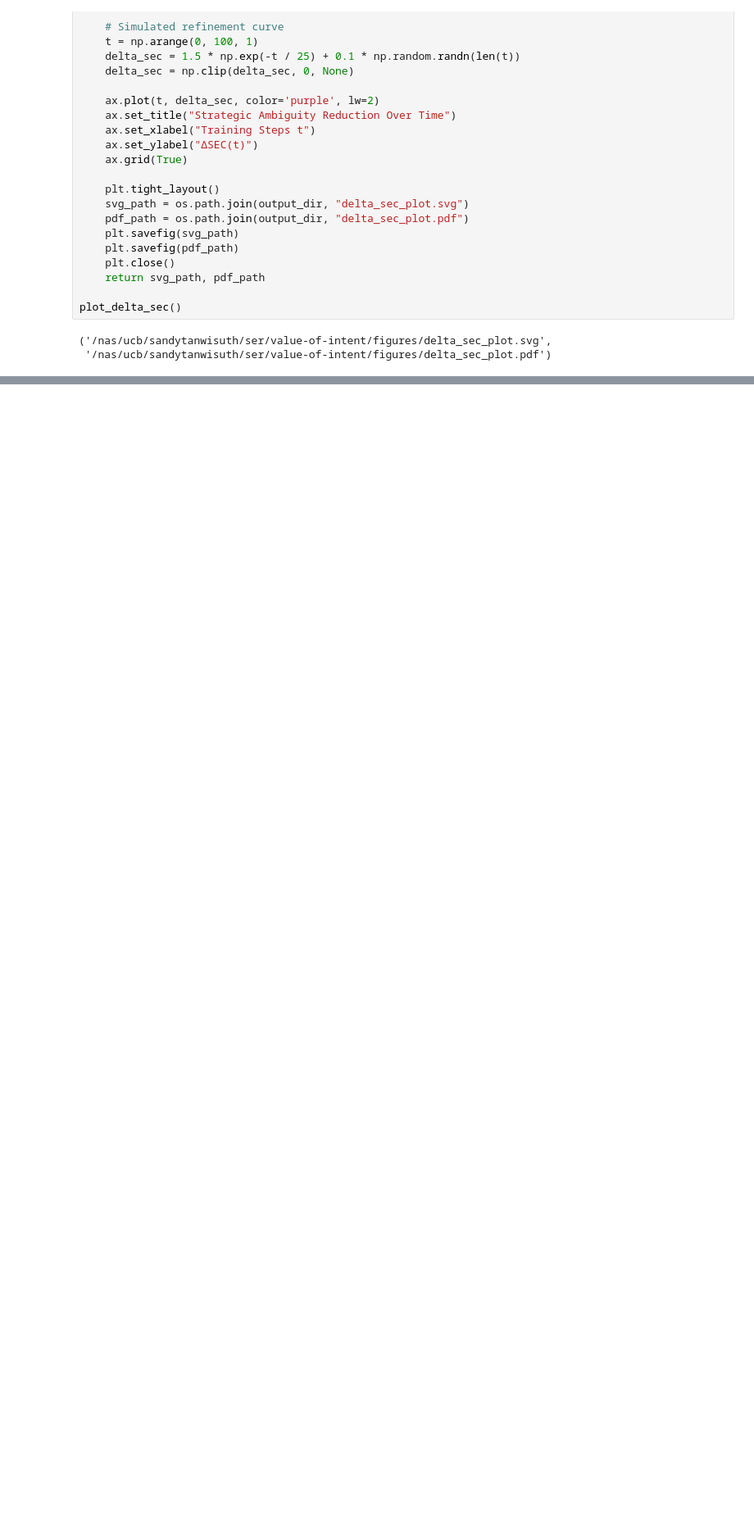
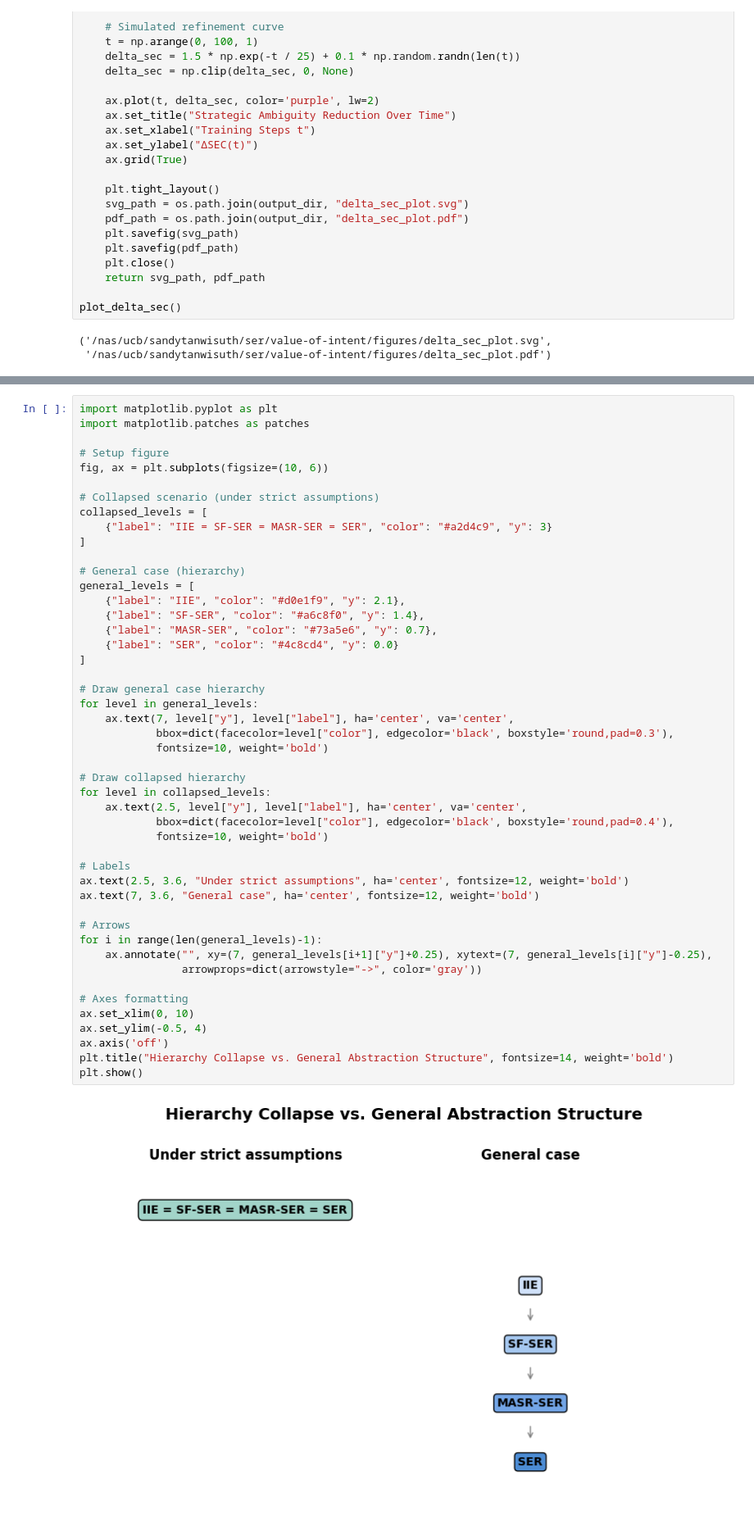
Before and after one commit to sandguine/value-of-intent, a Jupyter notebook: figures.ipynb, the cells around one changed output, grey strips where cells are left out. Shown at 82% size. Saved outputs shown, nothing was run; the diff lists cells and outputs as text; blank space fills up the shorter version.

```diff
--- a/figures.ipynb
+++ b/figures.ipynb
@@ -230,0 +233,49 @@ plot_delta_sec()
+# %%
+import matplotlib.pyplot as plt
+import matplotlib.patches as patches
+
+# Setup figure
+fig, ax = plt.subplots(figsize=(10, 6))
+
+# Collapsed scenario (under strict assumptions)
+collapsed_levels = [
+    {"label": "IIE = SF-SER = MASR-SER = SER", "color": "#a2d4c9", "y": 3}
+]
+
+# General case (hierarchy)
+general_levels = [
+    {"label": "IIE", "color": "#d0e1f9", "y": 2.1},
+    {"label": "SF-SER", "color": "#a6c8f0", "y": 1.4},
+    {"label": "MASR-SER", "color": "#73a5e6", "y": 0.7},
+    {"label": "SER", "color": "#4c8cd4", "y": 0.0}
+]
+
+# Draw general case hierarchy
+for level in general_levels:
+    ax.text(7, level["y"], level["label"], ha='center', va='center',
+            bbox=dict(facecolor=level["color"], edgecolor='black', boxstyle='round,pad=0.3'),
+            fontsize=10, weight='bold')
+
+# Draw collapsed hierarchy
+for level in collapsed_levels:
+    ax.text(2.5, level["y"], level["label"], ha='center', va='center',
+            bbox=dict(facecolor=level["color"], edgecolor='black', boxstyle='round,pad=0.4'),
+            fontsize=10, weight='bold')
+
+# Labels
+ax.text(2.5, 3.6, "Under strict assumptions", ha='center', fontsize=12, weight='bold')
+ax.text(7, 3.6, "General case", ha='center', fontsize=12, weight='bold')
+
+# Arrows
+for i in range(len(general_levels)-1):
+    ax.annotate("", xy=(7, general_levels[i+1]["y"]+0.25), xytext=(7, general_levels[i]["y"]-0.25),
+                arrowprops=dict(arrowstyle="->", color='gray'))
+
+# Axes formatting
+ax.set_xlim(0, 10)
+ax.set_ylim(-0.5, 4)
+ax.axis('off')
+plt.title("Hierarchy Collapse vs. General Abstraction Structure", fontsize=14, weight='bold')
+plt.show()
+# %% [output]
+[figure, added]
```
Also changed, not shown: parts of 1 cell of this notebook.
